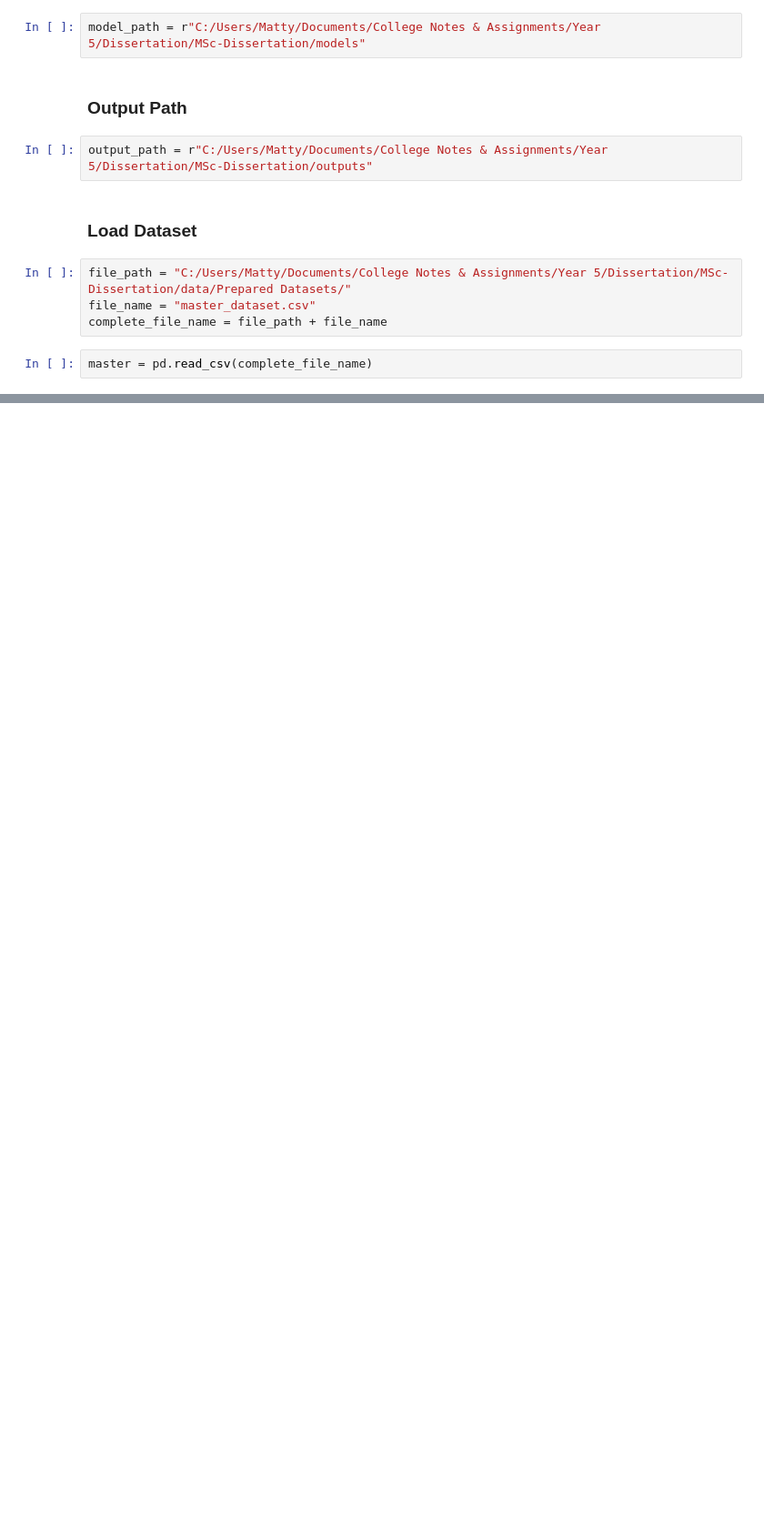
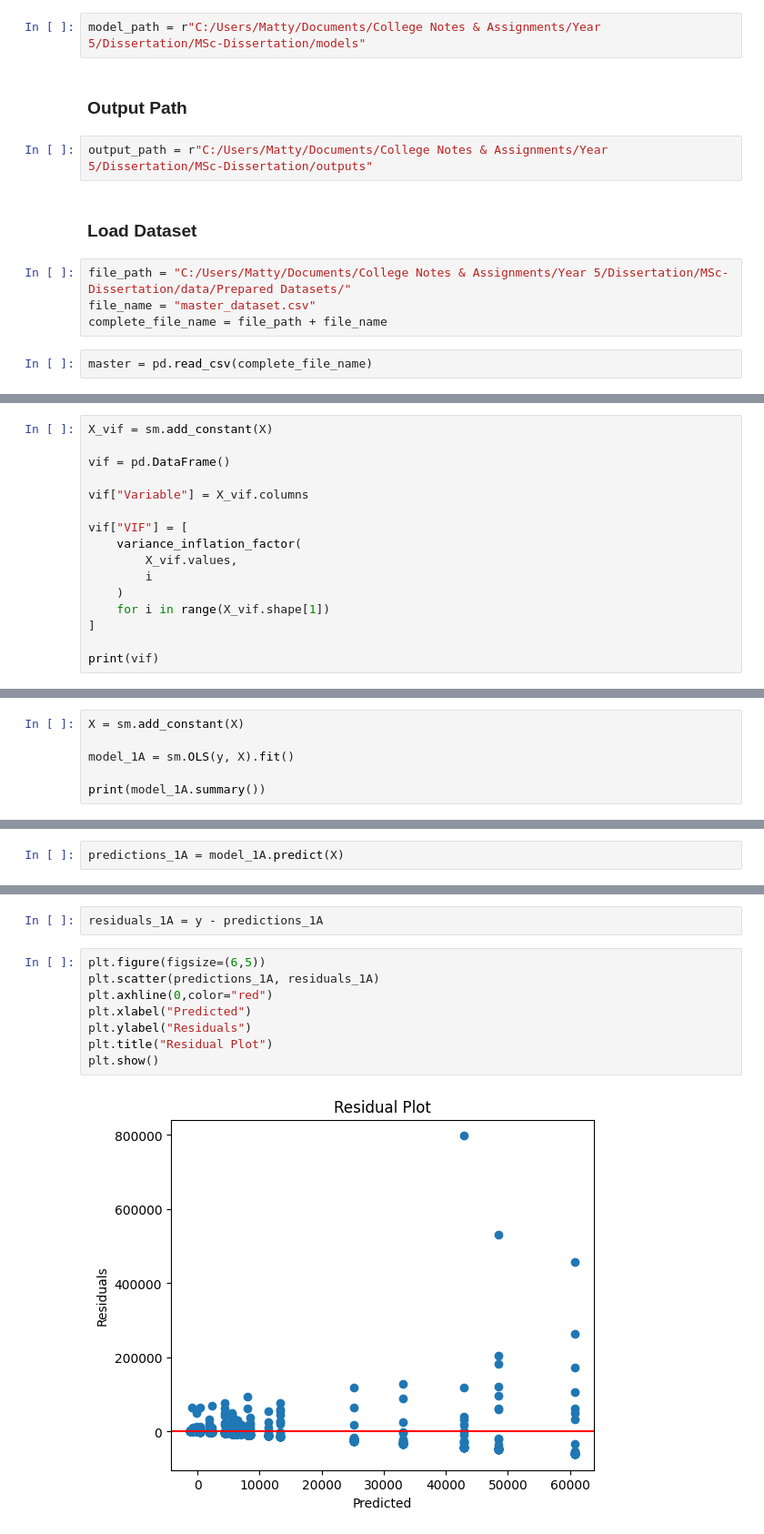
Before and after one commit to Matthew-Riddell/MSc-Dissertation, a Jupyter notebook: notebooks/08-linear-regressions.ipynb, the cells around one changed output, grey strips where cells are left out. Shown at 91% size. Drawn from its saved outputs; the diff is of its cells as text; blank space fills up the shorter version.

Commit message:
Linear Regression Model 1A
Population and GDP per Capita vs Raw Signatures

```diff
--- a/notebooks/08-linear-regressions.ipynb
+++ b/notebooks/08-linear-regressions.ipynb
@@ -93,0 +121,16 @@ master = pd.read_csv(complete_file_name)
+# %%
+X_vif = sm.add_constant(X)
+
+vif = pd.DataFrame()
+
+vif["Variable"] = X_vif.columns
+
+vif["VIF"] = [
+    variance_inflation_factor(
+        X_vif.values,
+        i
+    )
+    for i in range(X_vif.shape[1])
+]
+
+print(vif)
@@ -93,0 +142,6 @@ master = pd.read_csv(complete_file_name)
+# %%
+X = sm.add_constant(X)
+
+model_1A = sm.OLS(y, X).fit()
+
+print(model_1A.summary())
@@ -93,0 +178,2 @@ master = pd.read_csv(complete_file_name)
+# %%
+predictions_1A = model_1A.predict(X)
@@ -93,0 +207,12 @@ master = pd.read_csv(complete_file_name)
+# %%
+residuals_1A = y - predictions_1A
+# %%
+plt.figure(figsize=(6,5))
+plt.scatter(predictions_1A, residuals_1A)
+plt.axhline(0,color="red")
+plt.xlabel("Predicted")
+plt.ylabel("Residuals")
+plt.title("Residual Plot")
+plt.show()
+# %% [output]
+[figure, added]
```
Also changed, not shown: parts of 18 cells of this notebook, 1 other file.
